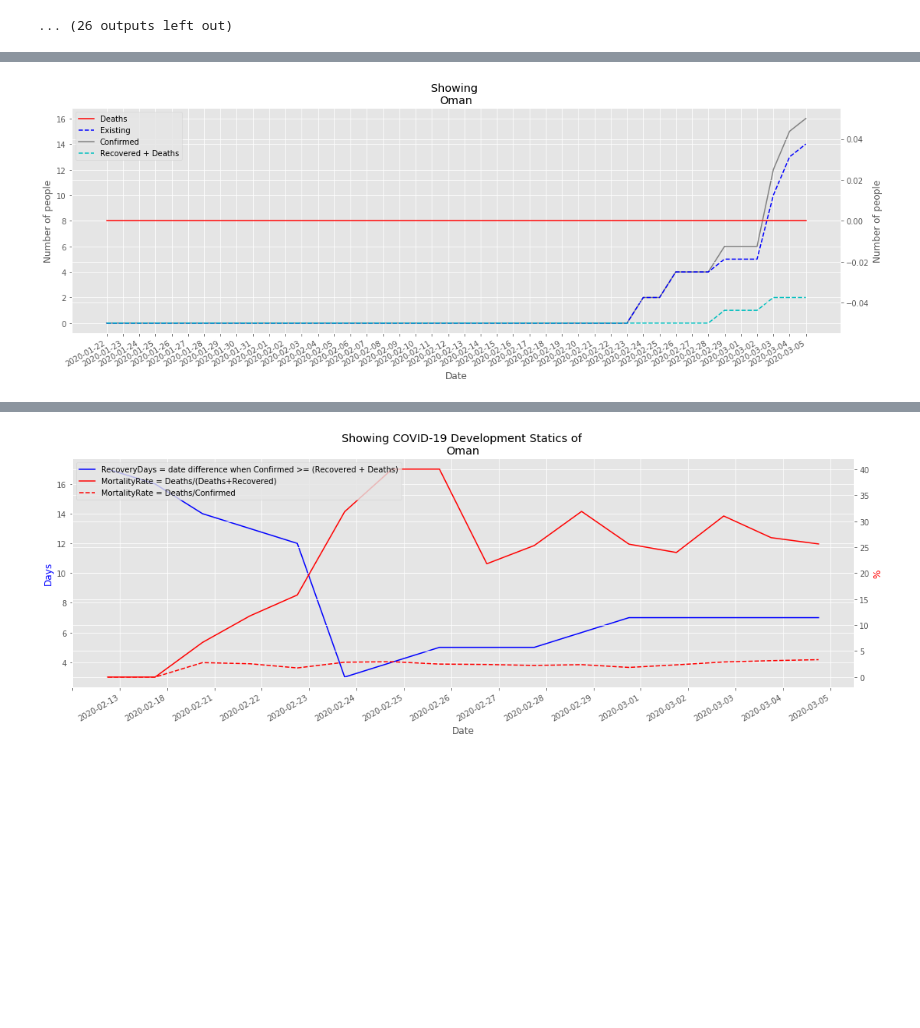
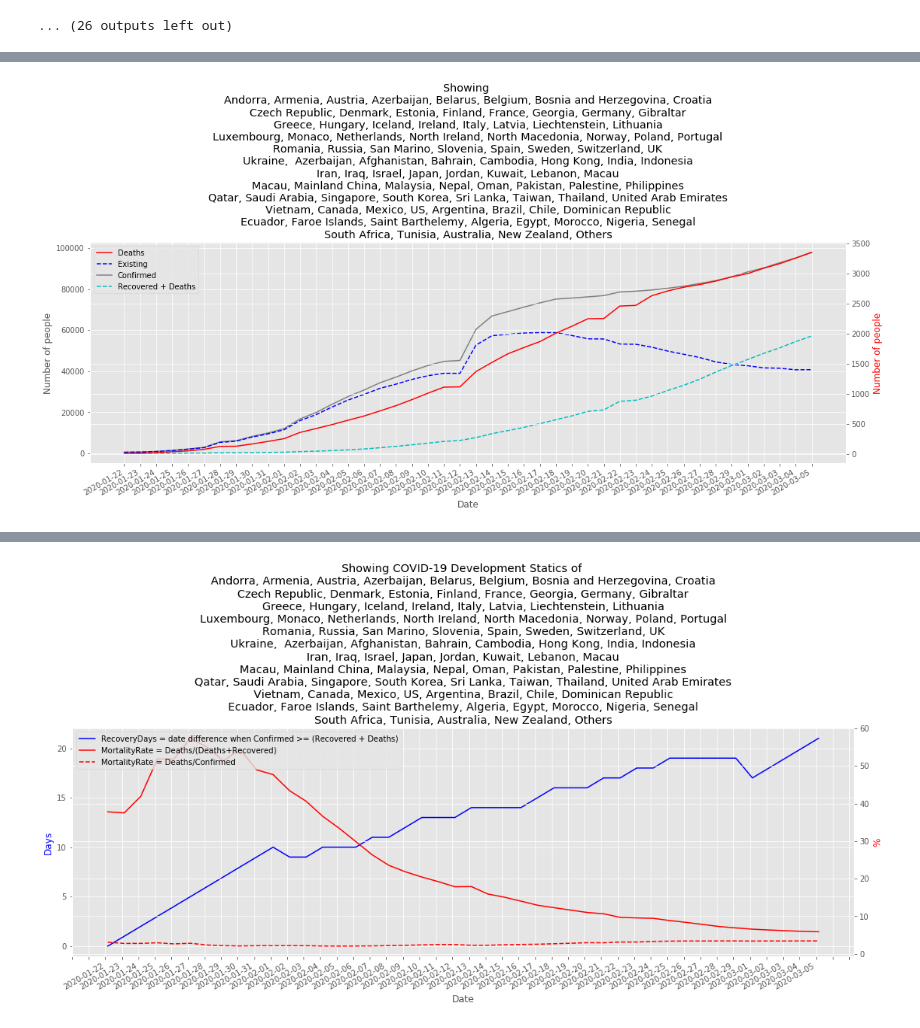
Before and after one commit to flow4u/public, a Jupyter notebook: Covid_19.ipynb, the cells around one changed output, grey strips where cells are left out. Drawn from its saved outputs; the diff is of its cells as text; code cells hidden in the pictures; blank space fills up the shorter version.

```diff
--- a/Covid_19.ipynb
+++ b/Covid_19.ipynb
@@ -80,7 +80,8 @@ continents = {'europe': europe, 'asia': asia, 'north_america': north_america,
               'south_america': south_america,'africa': africa,
               'oceania': oceania, 'others':others}
 
-all_countries = others
+all_countries=[]
+all_countries.extend(others)
 all_countries.extend(europe)
 all_countries.extend(asia)
 all_countries.extend(africa)
@@ -188,6 +189,7 @@ if (len(countries_list)>0):
   df_plot = df_status.T.reset_index()
   df_plot['Existing'] = df_plot['Confirmed'] - df_plot['Deaths'] - df_plot['Recovered']
   df_plot['Recovered + Deaths'] = df_plot['Recovered'] +df_plot['Deaths']
+  df_temp2 = df_status.T.reset_index()
 
   date_list=[]
   days_list=[]
@@ -196,7 +198,7 @@ if (len(countries_list)>0):
   value_temp = -1
   value2_temp = -1
   value3_temp = -1
-  for index, row in df_temp2.iterrows():
+  for index, row in df_plot.iterrows(): #df_temp2.iterrows():
     if row['Recovered'] > 0:
       value_lookup = row['Recovered']
       value2_lookup = row['Confirmed']
@@ -258,7 +260,7 @@ if (len(countries_list)>0):
 
     ax1.set_xlabel('Date')
     ax1.set_ylabel('Number of people')
-    ax2.set_ylabel('Number of people')
+    ax2.set_ylabel('Number of people', color='red')
 
     plt.legend(handles=[line3, line2, line1, line4], loc='upper left')
     plt.title(title)
@@ -286,37 +288,37 @@ if (len(countries_list)>0):
       marker1 = ''
       marker2 = ''
       marker3 = ''
     line1, = ax1.plot(x, y1, 'b-', label=y11a, marker=marker1)
     line2, = ax2.plot(x, y2, 'r-', label=y21a, marker=marker2)
     line3, = ax2.plot(x, y3, 'r--', label=y21b, marker=marker3)
 
     fig.autofmt_xdate()
 
     # ax1.set_ylim(0,55000)
     start, end = ax1.get_xlim()
     # stepsize = 5
     ax1.xaxis.set_ticks(np.arange(start, end, stepsize))
 
     ax1.set_xlabel('Date')
     ax1.set_ylabel('Days', color='b')
     ax2.set_ylabel('%', color='r')
 
     title = 'Showing COVID-19 Development Statics of ' + country_selection
     plt.legend(handles=[line1,line2,line3], loc='upper left')
     plt.title(title)
 
     plt.show()
 # %% [output]
 [interactive output not drawn]
 [interactive output not drawn]
 [interactive output not drawn]
 [interactive output not drawn]
 [interactive output not drawn]
 [interactive output not drawn]
-[figure, old version]
+[figure, new version]
 [interactive output not drawn]
 [interactive output not drawn]
 [interactive output not drawn]
 [interactive output not drawn]
-[figure, old version]
+[figure, new version]
 [interactive output not drawn]
```
